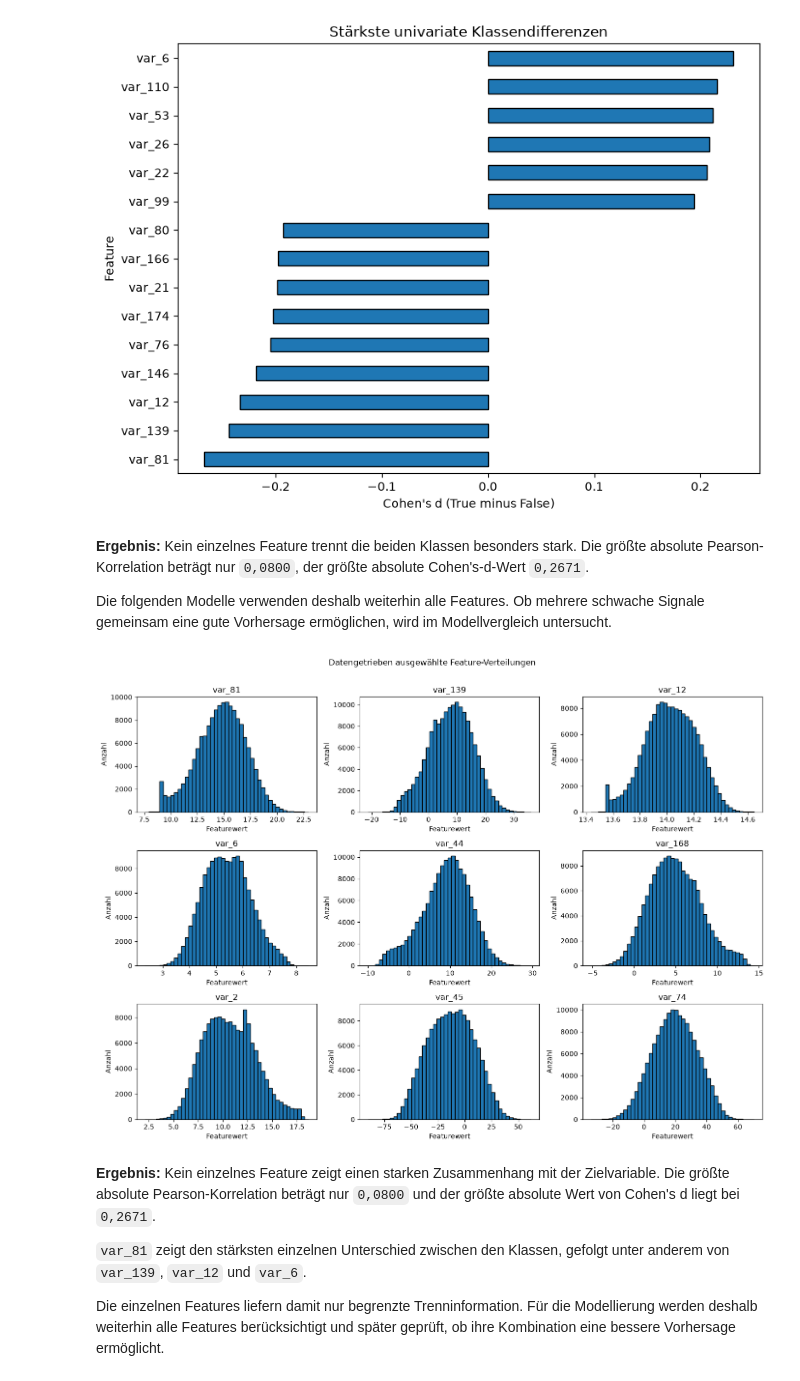
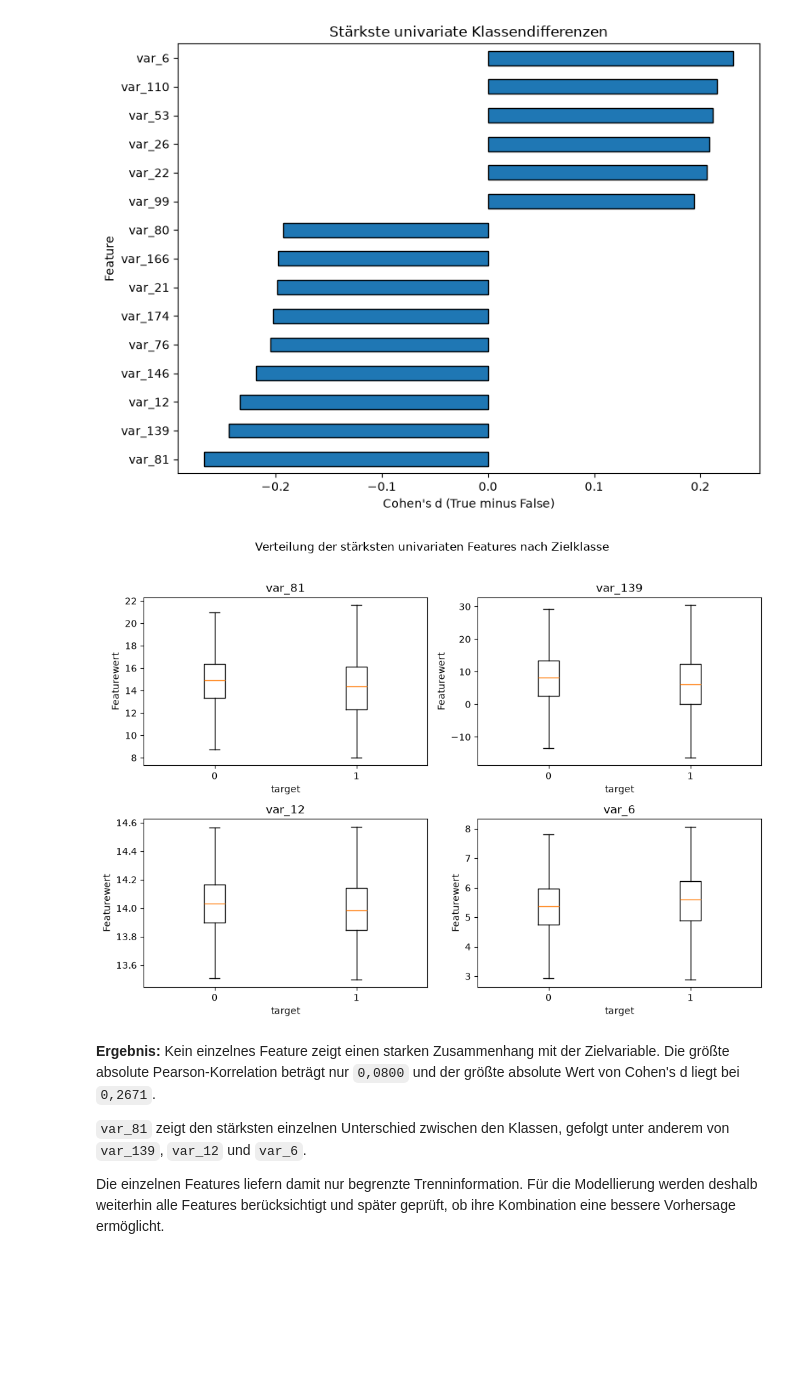
Before and after one commit to Cypshu/ADA_Project, a Jupyter notebook: Ang/Santander_Analysis_Final_Masterentwurf.ipynb, the cells around one changed output. Drawn from its saved outputs; the diff is of its cells as text; code cells hidden in the pictures; blank space fills up the shorter version.

```diff
--- a/Ang/Santander_Analysis_Final_Masterentwurf.ipynb
+++ b/Ang/Santander_Analysis_Final_Masterentwurf.ipynb
@@ -588,47 +604,40 @@ save_figure(fig, "eda_top_cohens_d")
 plt.show()
 # %% [output]
 [figure]
-# %% [markdown]
-**Ergebnis:** Kein einzelnes Feature trennt die beiden Klassen besonders stark.
-Die größte absolute Pearson-Korrelation beträgt nur `0,0800`, der größte
-absolute Cohen's-d-Wert `0,2671`.
-
-Die folgenden Modelle verwenden deshalb weiterhin alle Features. Ob mehrere
-schwache Signale gemeinsam eine gute Vorhersage ermöglichen, wird im
-Modellvergleich untersucht.
-# %%
-def unique_in_order(values, limit=None):
-    result = []
-    for value in values:
-        if value not in result:
-            result.append(value)
-        if limit is not None and len(result) >= limit:
-            break
-    return result
-
-selected_features = unique_in_order(
-    association.nlargest(4, "|Cohen's d|").index.tolist()
-    + feature_stats.assign(abs_skew=feature_stats["skewness"].abs()).nlargest(3, "abs_skew").index.tolist()
-    + feature_stats.nlargest(3, "std").index.tolist(),
-    limit=9,
-)
-
-fig, axes = plt.subplots(3, 3, figsize=(14, 10))
-for ax, feature in zip(axes.ravel(), selected_features):
-    ax.hist(X_dev[feature], bins=45, edgecolor="black")
-    ax.set_title(feature)
-    ax.set_xlabel("Featurewert")
-    ax.set_ylabel("Anzahl")
-
-for ax in axes.ravel()[len(selected_features):]:
-    ax.axis("off")
-
-fig.suptitle("Datengetrieben ausgewählte Feature-Verteilungen", y=1.01)
-plt.tight_layout()
-save_figure(fig, "eda_selected_feature_distributions")
-plt.show()
-# %% [output]
-[figure, removed]
+# %%
+top_target_features = (
+    association
+    .nlargest(4, "|Cohen's d|")
+    .index
+    .tolist()
+)
+
+fig, axes = plt.subplots(2, 2, figsize=(10, 7))
+
+for ax, feature in zip(axes.ravel(), top_target_features):
+    ax.boxplot(
+        [
+            X_dev.loc[mask_negative, feature],
+            X_dev.loc[mask_positive, feature],
+        ],
+        tick_labels=["0", "1"],
+        showfliers=False,
+    )
+
+    ax.set_title(feature)
+    ax.set_xlabel("target")
+    ax.set_ylabel("Featurewert")
+
+fig.suptitle(
+    "Verteilung der stärksten univariaten Features nach Zielklasse",
+    y=1.02,
+)
+
+plt.tight_layout()
+save_figure(fig, "eda_top_features_by_target")
+plt.show()
+# %% [output]
+[figure, added]
 # %% [markdown]
 **Ergebnis:** Kein einzelnes Feature zeigt einen starken Zusammenhang mit
 der Zielvariable. Die größte absolute Pearson-Korrelation beträgt nur `0,0800`
```
Also changed, not shown: parts of 45 cells of this notebook.
